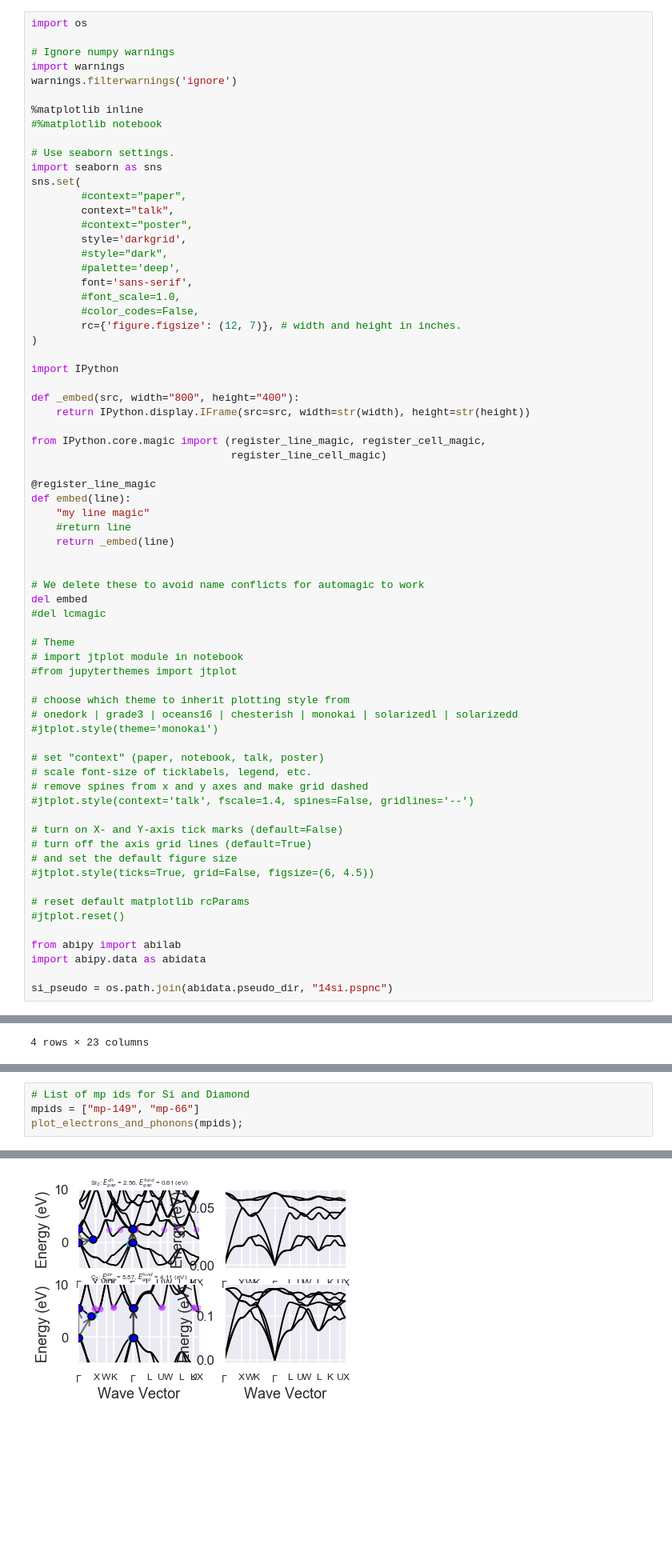
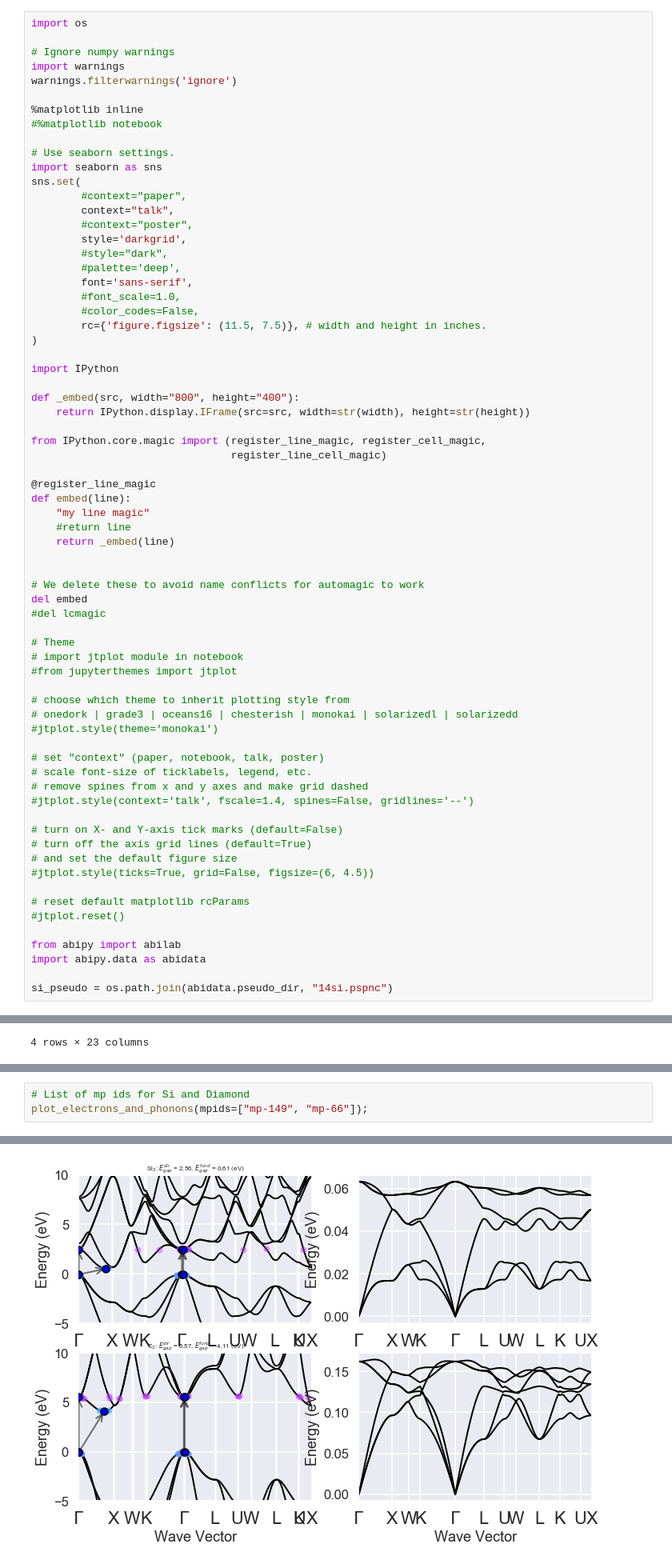
Before and after one commit to gmatteo/abipy_slides_aps_boston_2019, a Jupyter notebook: index.ipynb, the cells around one changed output, grey strips where cells are left out. Shown at 80% size. Drawn from its saved outputs; the diff is of its cells as text; blank space fills up the shorter version.

```diff
--- a/index.ipynb
+++ b/index.ipynb
@@ -20,7 +20,7 @@ sns.set(
         font='sans-serif',
         #font_scale=1.0,
         #color_codes=False,
-        rc={'figure.figsize': (12, 7)}, # width and height in inches.
+        rc={'figure.figsize': (11.5, 7.5)}, # width and height in inches.
 )
 
 import IPython
@@ -849,6 +832,5 @@ def plot_electrons_and_phonons(mpids):
     # (This is a qualitative analysis of e-ph scattering, quasi-momentum and ph dispersion are not taken into account).
 # %%
 # List of mp ids for Si and Diamond
-mpids = ["mp-149", "mp-66"]
-plot_electrons_and_phonons(mpids);
+plot_electrons_and_phonons(mpids=["mp-149", "mp-66"]);
 # %% [output]
@@ -859 +837 @@ Calling spglib to get symmetry operations.
-[figure, old version]
+[figure, new version]
```
Also changed, not shown: parts of 97 cells of this notebook, 7 other files.
